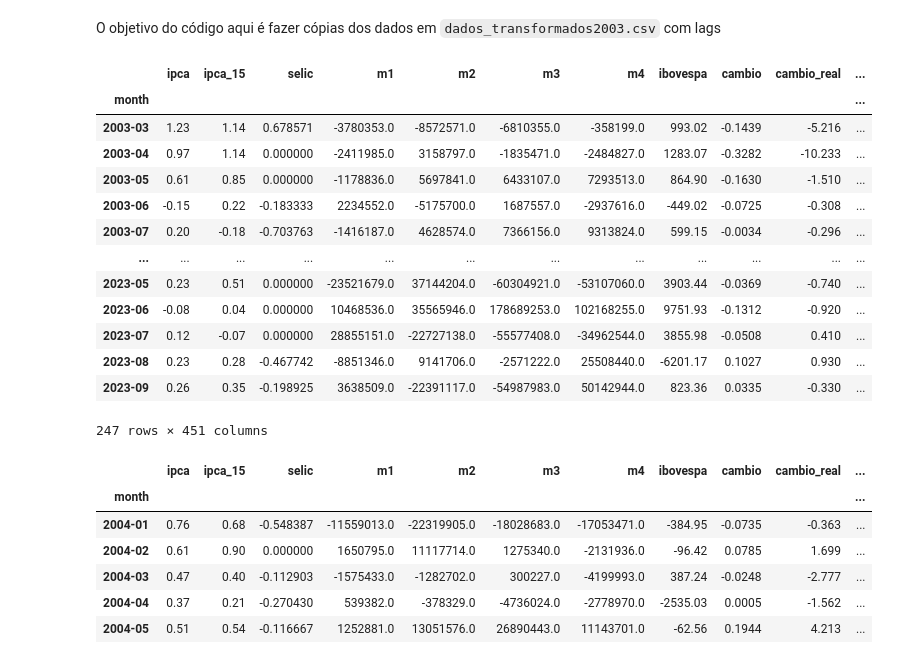
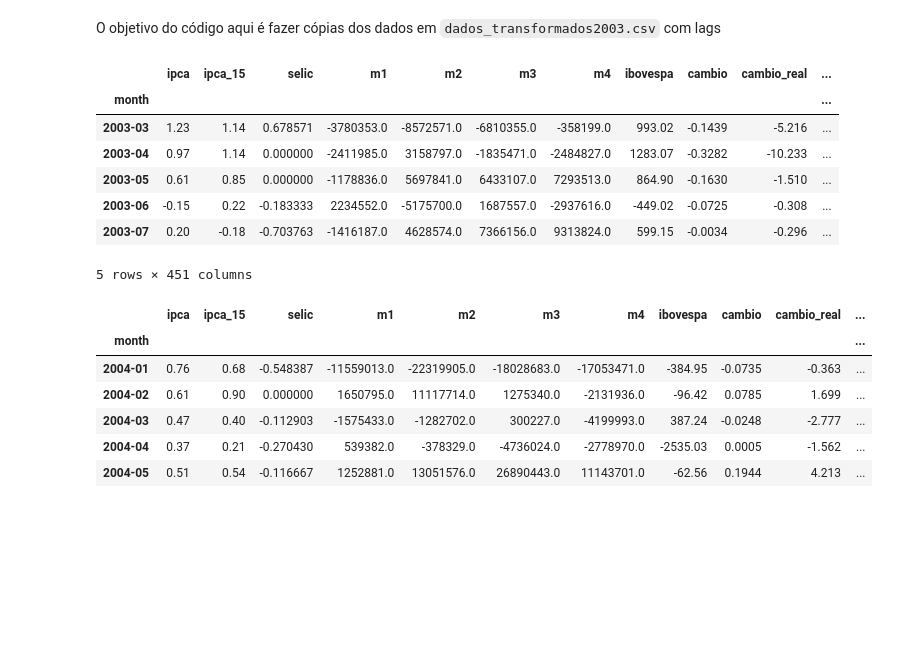
Before and after one commit to GuilhermeFrainer/tcc, a Jupyter notebook: lag_transf.ipynb, the cells around one changed output. Drawn from its saved outputs; the diff is of its cells as text; code cells hidden in the pictures; blank space fills up the shorter version.

```diff
--- a/lag_transf.ipynb
+++ b/lag_transf.ipynb
@@ -7,26 +6,20 @@ import utils
 # %%
 df = pd.read_csv("dados/dados_transformados2003.csv", sep=";", decimal=",")
 df = utils.index_to_period(df)
 shifted_df = df.copy()
 for col in df:
     for i in range(10):
-        shifted_df[f'{col}_{i + 1}'] = df[col].shift(i + 1)
-shifted_df
+        shifted_df[f'{col}_lag{i + 1}'] = df[col].shift(i + 1)
+shifted_df.head()
 # %% [output]
 |  | ipca | ipca_15 | selic | m1 | m2 | m3 | m4 | ibovespa | cambio | cambio_real | ... |
 | month |  |  |  |  |  |  |  |  |  |  | ... |
 | 2003-03 | 1.23 | 1.14 | 0.678571 | -3780353.0 | -8572571.0 | -6810355.0 | -358199.0 | 993.02 | -0.1439 | -5.216 | ... |
 | 2003-04 | 0.97 | 1.14 | 0.000000 | -2411985.0 | 3158797.0 | -1835471.0 | -2484827.0 | 1283.07 | -0.3282 | -10.233 | ... |
 | 2003-05 | 0.61 | 0.85 | 0.000000 | -1178836.0 | 5697841.0 | 6433107.0 | 7293513.0 | 864.90 | -0.1630 | -1.510 | ... |
 | 2003-06 | -0.15 | 0.22 | -0.183333 | 2234552.0 | -5175700.0 | 1687557.0 | -2937616.0 | -449.02 | -0.0725 | -0.308 | ... |
 | 2003-07 | 0.20 | -0.18 | -0.703763 | -1416187.0 | 4628574.0 | 7366156.0 | 9313824.0 | 599.15 | -0.0034 | -0.296 | ... |
-| ... | ... | ... | ... | ... | ... | ... | ... | ... | ... | ... | ... |
-| 2023-05 | 0.23 | 0.51 | 0.000000 | -23521679.0 | 37144204.0 | -60304921.0 | -53107060.0 | 3903.44 | -0.0369 | -0.740 | ... |
-| 2023-06 | -0.08 | 0.04 | 0.000000 | 10468536.0 | 35565946.0 | 178689253.0 | 102168255.0 | 9751.93 | -0.1312 | -0.920 | ... |
-| 2023-07 | 0.12 | -0.07 | 0.000000 | 28855151.0 | -22727138.0 | -55577408.0 | -34962544.0 | 3855.98 | -0.0508 | 0.410 | ... |
-| 2023-08 | 0.23 | 0.28 | -0.467742 | -8851346.0 | 9141706.0 | -2571222.0 | 25508440.0 | -6201.17 | 0.1027 | 0.930 | ... |
-| 2023-09 | 0.26 | 0.35 | -0.198925 | 3638509.0 | -22391117.0 | -54987983.0 | 50142944.0 | 823.36 | 0.0335 | -0.330 | ... |
-247 rows × 451 columns
+5 rows × 451 columns
 # %%
 shifted_df = shifted_df.dropna()
 shifted_df
```
Also changed, not shown: parts of 1 cell of this notebook.
